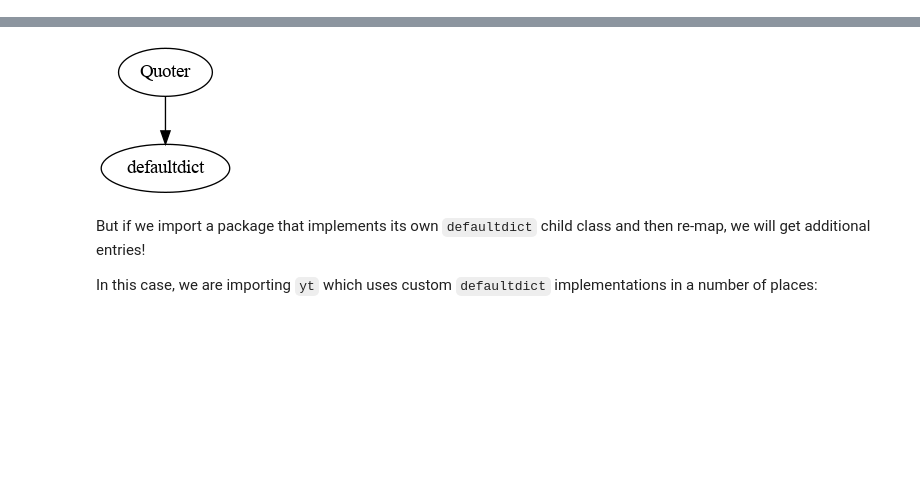
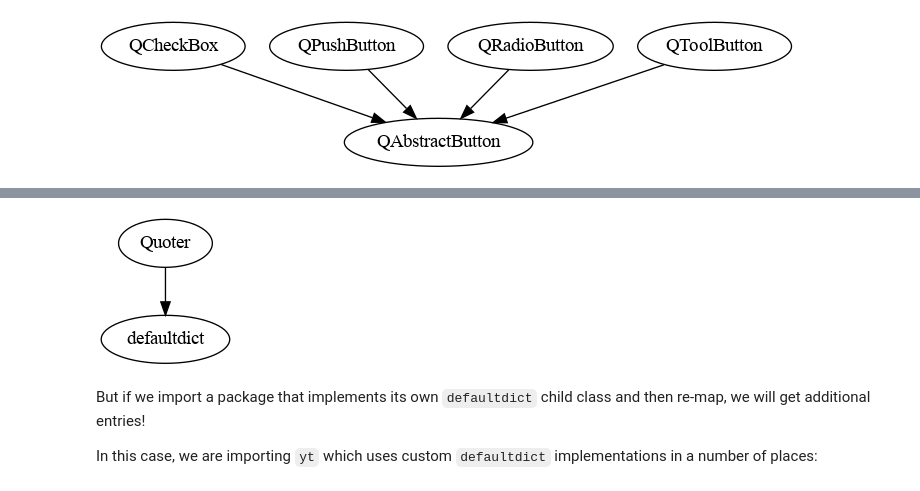
Before and after one commit to data-exp-lab/inheritance_explorer, a Jupyter notebook: docs/examples/ex_002_inheritance_scope.ipynb, the cells around one changed output, grey strips where cells are left out. Drawn from its saved outputs; the diff is of its cells as text; code cells hidden in the pictures; blank space fills up the shorter version.

```diff
--- a/docs/examples/ex_002_inheritance_scope.ipynb
+++ b/docs/examples/ex_002_inheritance_scope.ipynb
@@ -8,0 +30,5 @@ For example, if we map `collecitons.defaultdict`, we get a simple inheritance st
+# %%
+cgt = ClassGraphTree(QAbstractButton, max_recursion_level=0)
+cgt.show_graph()
+# %% [output]
+[figure, added]
```
Also changed, not shown: parts of 9 cells of this notebook, 2 other files.
